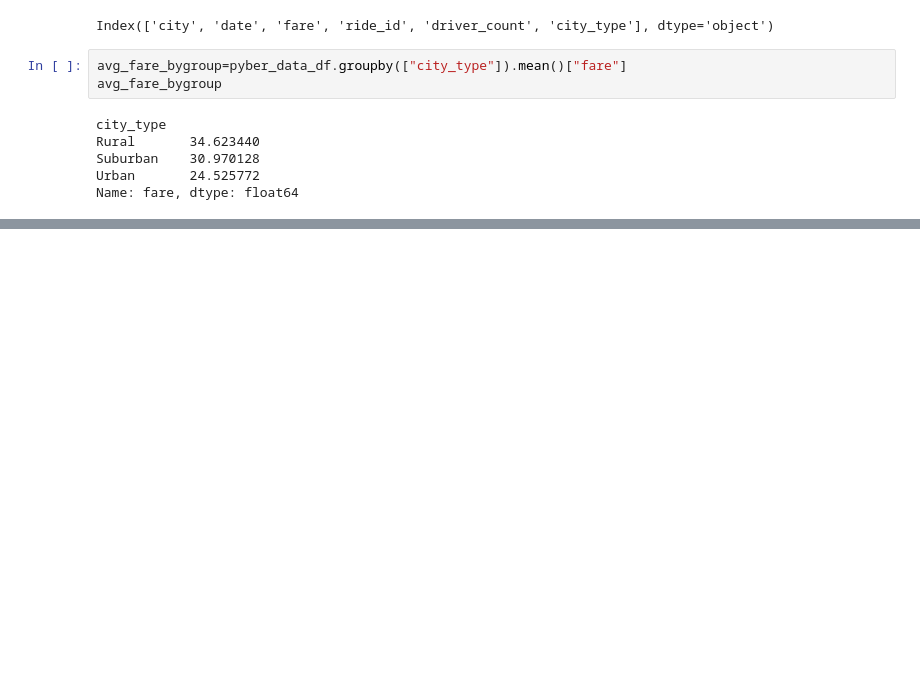
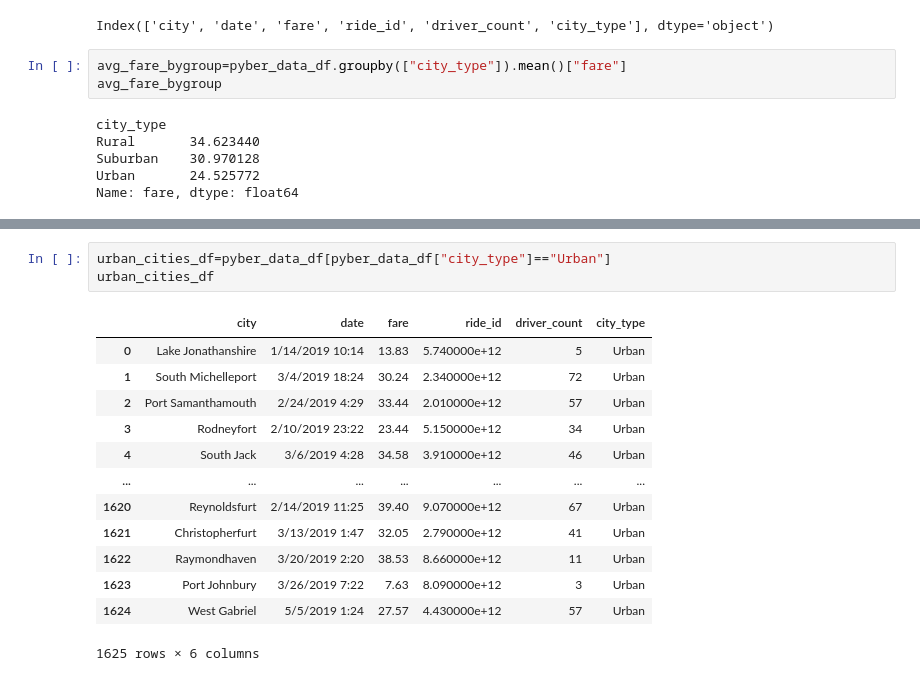
Before and after one commit to MahireYakup/PyBer_Analysis, a Jupyter notebook: City_ride_data.ipynb, the cells around one changed output, grey strips where cells are left out. Drawn from its saved outputs; the diff is of its cells as text; blank space fills up the shorter version.

```diff
--- a/City_ride_data.ipynb
+++ b/City_ride_data.ipynb
@@ -148,0 +145,17 @@ ax.scatter(x_axis,avg_fare_bygroup)
+# %%
+urban_cities_df=pyber_data_df[pyber_data_df["city_type"]=="Urban"]
+urban_cities_df
+# %% [output]
+|  | city | date | fare | ride_id | driver_count | city_type |
+| 0 | Lake Jonathanshire | 1/14/2019 10:14 | 13.83 | 5.740000e+12 | 5 | Urban |
+| 1 | South Michelleport | 3/4/2019 18:24 | 30.24 | 2.340000e+12 | 72 | Urban |
+| 2 | Port Samanthamouth | 2/24/2019 4:29 | 33.44 | 2.010000e+12 | 57 | Urban |
+| 3 | Rodneyfort | 2/10/2019 23:22 | 23.44 | 5.150000e+12 | 34 | Urban |
+| 4 | South Jack | 3/6/2019 4:28 | 34.58 | 3.910000e+12 | 46 | Urban |
+| ... | ... | ... | ... | ... | ... | ... |
+| 1620 | Reynoldsfurt | 2/14/2019 11:25 | 39.40 | 9.070000e+12 | 67 | Urban |
+| 1621 | Christopherfurt | 3/13/2019 1:47 | 32.05 | 2.790000e+12 | 41 | Urban |
+| 1622 | Raymondhaven | 3/20/2019 2:20 | 38.53 | 8.660000e+12 | 11 | Urban |
+| 1623 | Port Johnbury | 3/26/2019 7:22 | 7.63 | 8.090000e+12 | 3 | Urban |
+| 1624 | West Gabriel | 5/5/2019 1:24 | 27.57 | 4.430000e+12 | 57 | Urban |
+1625 rows × 6 columns
```
Also changed, not shown: parts of 21 cells of this notebook, 1 other file.
